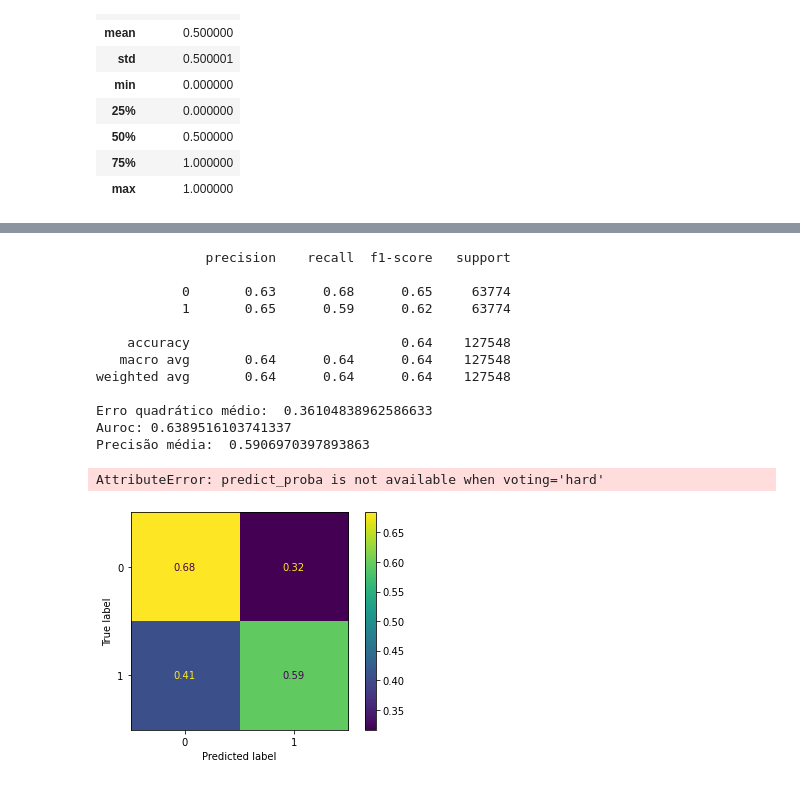
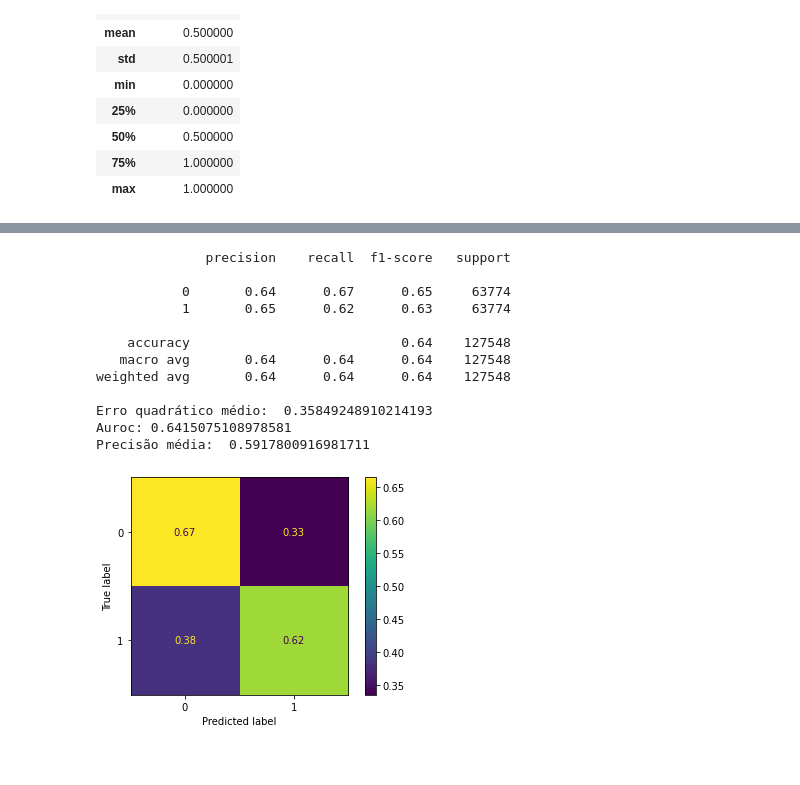
Before and after one commit to LucasThierry/Neural-Networks-21.1, a Jupyter notebook: Ensemble.ipynb, the cells around one changed output, grey strips where cells are left out. Saved outputs shown, nothing was run; the diff lists cells and outputs as text; code cells hidden in the pictures.

Commit message:
Ensemble - KS properly working

```diff
--- a/Ensemble.ipynb
+++ b/Ensemble.ipynb
@@ -120,53 +120,36 @@ print(y_train2)
 # %%
 from sklearn.ensemble import StackingClassifier, RandomForestClassifier, BaggingClassifier, VotingClassifier
 
 rf_classifier = RandomForestClassifier(n_estimators=100,max_depth=8,min_samples_leaf=2,min_samples_split=4,max_features='sqrt')
 mlp8 = MLPClassifier(hidden_layer_sizes=(50,50), solver='adam', activation='relu', learning_rate_init=0.005, max_iter=10000,
                     early_stopping=True, n_iter_no_change=20, validation_fraction=0.1)
 mlp9 = MLPClassifier(hidden_layer_sizes=(100,50,25), solver='adam', activation='relu', learning_rate_init=0.005, max_iter=10000,
                     early_stopping=True, n_iter_no_change=20, validation_fraction=0.1)
 
 #ensemble_classifier = BaggingClassifier(rf_classifier, mlp9).fit(x_train, y_train2['IND_BOM_1_1'])
 ensemble_classifier = VotingClassifier(
             estimators=[('mlp1', mlp8), ('rf', rf_classifier), ('mlp2', mlp9)],
-            voting='hard')
+            voting='soft')
 
 mlp8.fit(x_train.to_numpy(), y_train2.to_numpy().ravel())
 rf_classifier.fit(x_train.to_numpy(), y_train2.to_numpy().ravel())
 mlp9.fit(x_train.to_numpy(), y_train2.to_numpy().ravel())
 ensemble_classifier.fit(x_train.to_numpy(), y_train2.to_numpy().ravel())
 
 ensemble_pred_class_val = ensemble_classifier.predict(x_validate)
 y_pred_ensemble_val = pred_name_columns(ensemble_pred_class_val)
 my_metrics(y_validate,y_pred_ensemble_val)
-
-ensemble_prb_val = ensemble_classifier.predict_proba(x_validate)
-skplt.metrics.plot_ks_statistic(y_validate['IND_BOM_1_1'], ensemble_prb_val[0])
-plt.show()
-skplt.metrics.plot_ks_statistic(y_validate['IND_BOM_1_2'], ensemble_prb_val[1])
-plt.show()
-
-ensemble_pred_class_test = ensemble_classifier.predict(x_test)
-y_pred_ensemble_test = pred_name_columns(ensemble_pred_class_test)
-my_metrics(y_test,y_pred_ensemble_test)
-
-ensemble_prb_test = ensemble_classifier.predict_proba(x_test)
-skplt.metrics.plot_ks_statistic(y_test['IND_BOM_1_1'], ensemble_prb_test[0])
-plt.show()
-skplt.metrics.plot_ks_statistic(y_test['IND_BOM_1_2'], ensemble_prb_test[1])
-plt.show()
 # %% [output]
               precision    recall  f1-score   support
 
-           0       0.63      0.68      0.65     63774
-           1       0.65      0.59      0.62     63774
+           0       0.64      0.67      0.65     63774
+           1       0.65      0.62      0.63     63774
 
     accuracy                           0.64    127548
    macro avg       0.64      0.64      0.64    127548
 weighted avg       0.64      0.64      0.64    127548
 
-Erro quadrático médio:  0.36104838962586633
-Auroc: 0.6389516103741337
-Precisão média:  0.5906970397893863
+Erro quadrático médio:  0.35849248910214193
+Auroc: 0.6415075108978581
+Precisão média:  0.5917800916981711
-AttributeError: predict_proba is not available when voting='hard'
-[figure, old version]
+[figure, new version]
```
Also changed, not shown: parts of 2 cells of this notebook.
